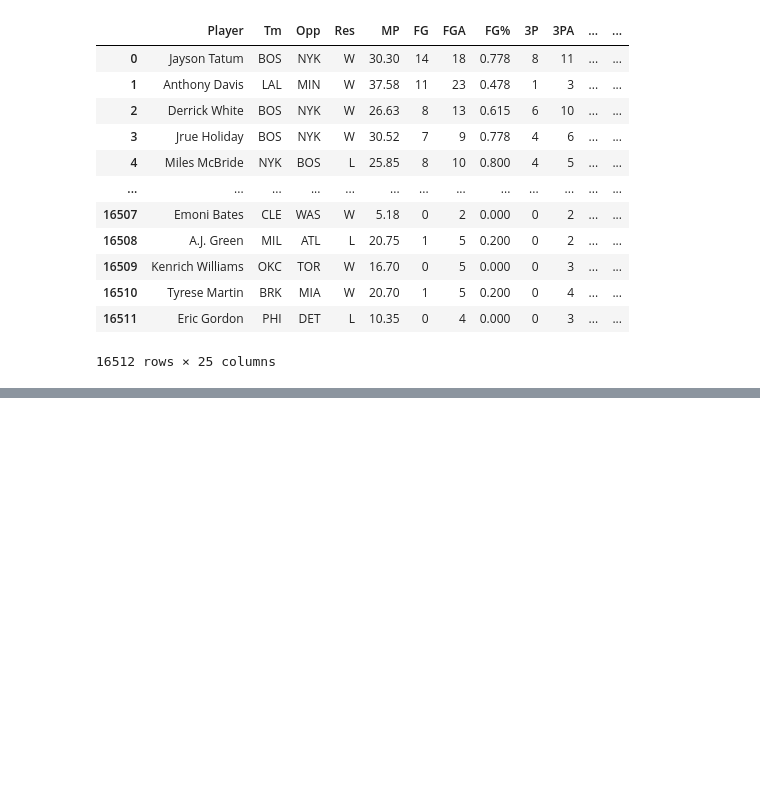
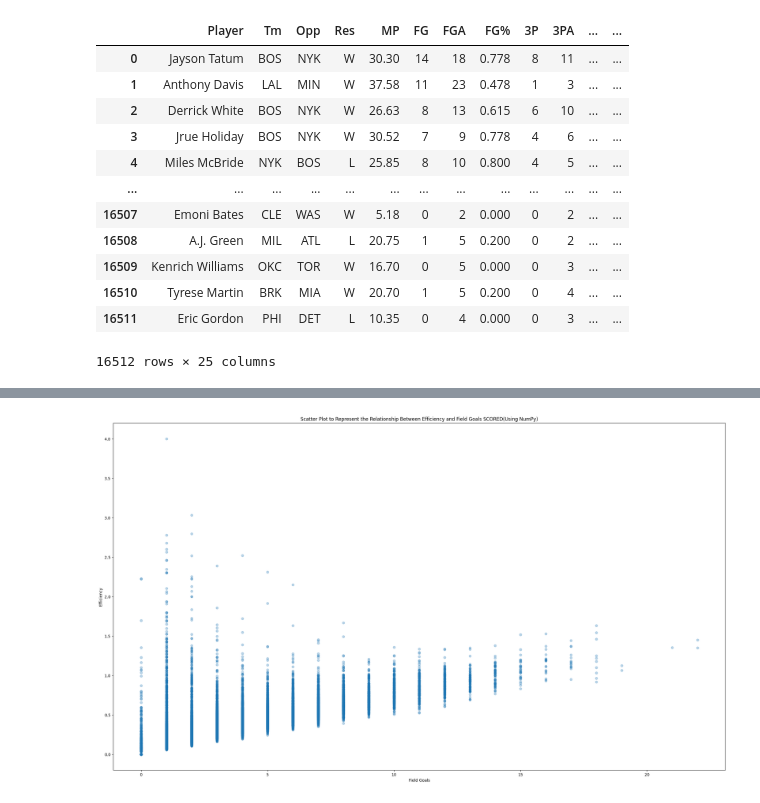
Before and after one commit to IsaacRen8/Isaac-Ren-DataAnalytics, a Jupyter notebook: 02-Data_Manipulation-NumPy_Pandas/03-Matplotlib-Basics.ipynb, the cells around one changed output, grey strips where cells are left out. Cells and saved outputs as stored; diff of their text form; code cells hidden in the pictures; blank space fills up the shorter version.

```diff
--- a/02-Data_Manipulation-NumPy_Pandas/03-Matplotlib-Basics.ipynb
+++ b/02-Data_Manipulation-NumPy_Pandas/03-Matplotlib-Basics.ipynb
@@ -246,0 +273,16 @@ plt.show()
+# %%
+x = df ['FG']
+y = df ['Efficiency']
+#Create scatter plot
+plt.figure(figsize=(28, 16))
+plt.scatter(x,y, alpha=0.3)
+
+#Add labels and title
+plt.xlabel("Field Goals")
+plt.ylabel("Efficiency")
+plt.title("Scatter Plot to Represent the Relationship Between Efficiency and Field Goals SCORED(Using NumPy)")
+
+# Show the plot
+plt.show()
+# %% [output]
+[figure, added]
```
Also changed, not shown: parts of 17 cells of this notebook.
